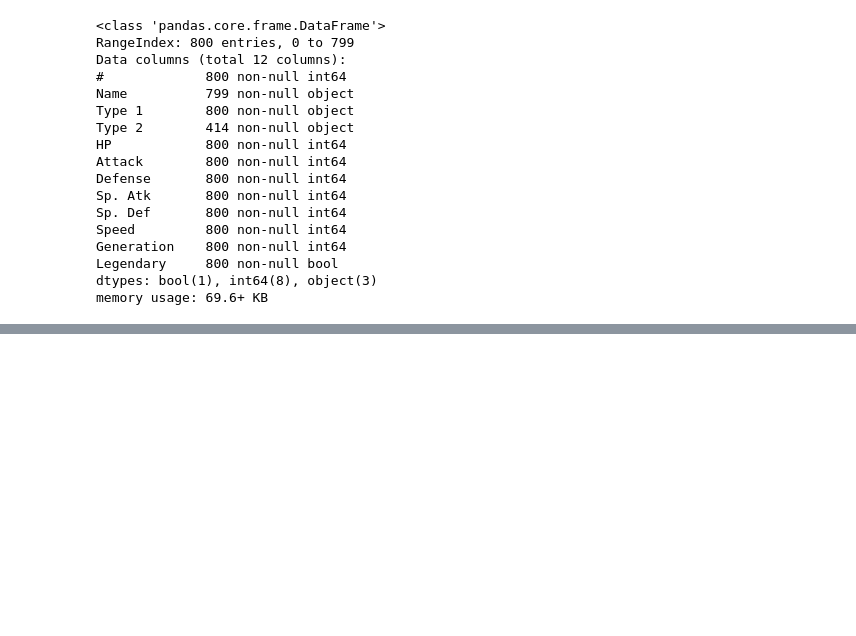
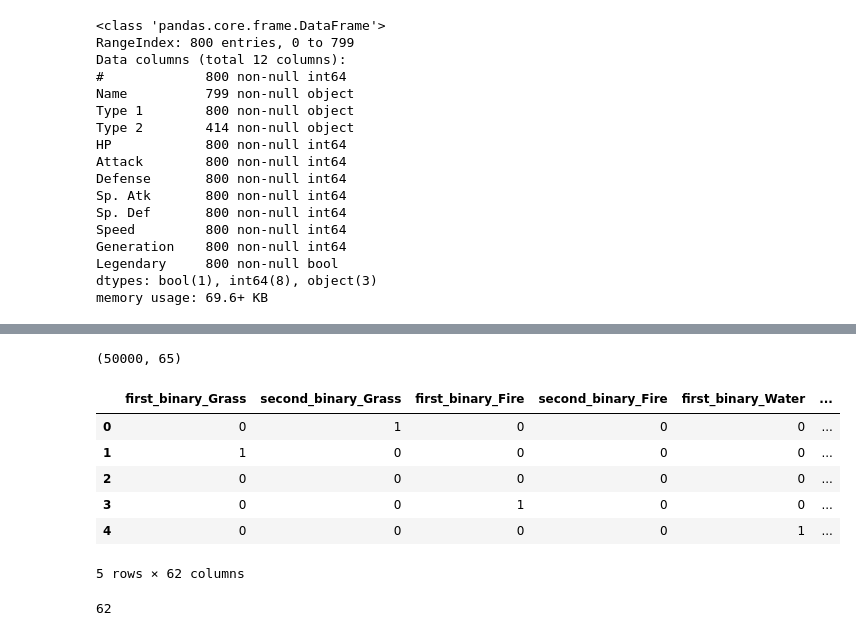
Before and after one commit to jakekasan/data-science, a Jupyter notebook: pokemon/pokemon.ipynb, the cells around one changed output, grey strips where cells are left out. Cells and saved outputs as stored; diff of their text form; code cells hidden in the pictures; blank space fills up the shorter version.

```diff
--- a/pokemon/pokemon.ipynb
+++ b/pokemon/pokemon.ipynb
@@ -130,8 +234,25 @@ num_columns = ["HP","Attack","Defense","Sp. Atk","Sp. Def","Speed"]
 # %%
-def getFinalForm(combats,pokemon):
-    final = pd.dataframe()
-    final["Y"] = [1 if combats["First_pokemon"][x] == combats["Winner"][x] else 0 for x in len(combats)]
-    final["winner ID"] = [combats["First_pokemon"][x] if combats["First_pokemon"][x] == combats["Winner"][x] else combats["Second_pokemon"][x] for x in len(combats)]
-    final["loser ID"] = [combats["Second_pokemon"][x] if combats["First_pokemon"][x] == combats["Winner"][x] else combats["First_pokemon"][x] for x in len(combats)]
-    for i in num_columns:
-        final[str("winner " + i)] = pokemon[]
+def getFinalForm(combats,pokemon,binaries,num_columns):
+    final = pd.DataFrame()
+    final["Y"] = [1 if combats["First_pokemon"][x] == combats["Winner"][x] else 0 for x in range(len(combats))]
+    final["first ID"] = combats["First_pokemon"]
+    final["second ID"] = combats["Second_pokemon"]
+
+    #final["winner ID"] = [combats["First_pokemon"][x] if combats["First_pokemon"][x] == combats["Winner"][x] else combats["Second_pokemon"][x] for x in range(len(combats))]
+    #final["loser ID"] = [combats["Second_pokemon"][x] if combats["First_pokemon"][x] == combats["Winner"][x] else combats["First_pokemon"][x] for x in range(len(combats))]
+
+    #final = final.iloc[:100,:]
+
+    # for the winner, add the relevant binaries (Generation, Legendary, Types)
+    for biny in binaries:
+        final[str("first_" + biny)] = [int(pokemon.loc[pokemon["#"] == pok_id,biny]) for pok_id in final["first ID"]]
+        final[str("second_" + biny)] = [int(pokemon.loc[pokemon["#"] == pok_id,biny]) for pok_id in final["second ID"]]
+
+    for num_col in num_columns:
+        #final[str("winner"+num_col+"_adv")] = [int(pokemon.loc[pokemon["#"] == final["winner ID"][i],num_col]) - int(pokemon.loc[pokemon["#"] == final["loser ID"][i],num_col]) for i in range(len(final["winner ID"]))]
+        final[str("first_"+num_col)] = [int(pokemon.loc[pokemon["#"] == final["first ID"][i],num_col]) for i in range(len(final["first ID"]))]
+        final[str("second_"+num_col)] = [int(pokemon.loc[pokemon["#"] == final["second ID"][i],num_col]) for i in range(len(final["second ID"]))]
+
+    return(final)
+# %%
+final_data2 = getFinalForm(combats,pokemon,binaries,num_columns)
@@ -138,3 +261,7 @@ def getFinalForm(combats,pokemon):
+# %%
+final_data2.shape
+# %% [output]
+(50000, 65)
 # %%
 def normalize(mydata,columns):
     for i in columns:
@@ -155,0 +305,15 @@ print(count)
+# %%
+y = final_data2["Y"]
+x = final_data2.drop("Y",axis=1)
+# %%
+x = x.drop(["first ID","second ID"],axis=1)
+# %%
+x.head()
+# %% [output]
+|  | first_binary_Grass | second_binary_Grass | first_binary_Fire | second_binary_Fire | first_binary_Water | ... |
+| 0 | 0 | 1 | 0 | 0 | 0 | ... |
+| 1 | 1 | 0 | 0 | 0 | 0 | ... |
+| 2 | 0 | 0 | 0 | 0 | 0 | ... |
+| 3 | 0 | 0 | 1 | 0 | 0 | ... |
+| 4 | 0 | 0 | 0 | 0 | 1 | ... |
+5 rows × 62 columns
@@ -155,0 +322,4 @@ print(count)
+# %%
+len(x_train.columns)
+# %% [output]
+62
```
Also changed, not shown: parts of 36 cells of this notebook, 3 other files.
